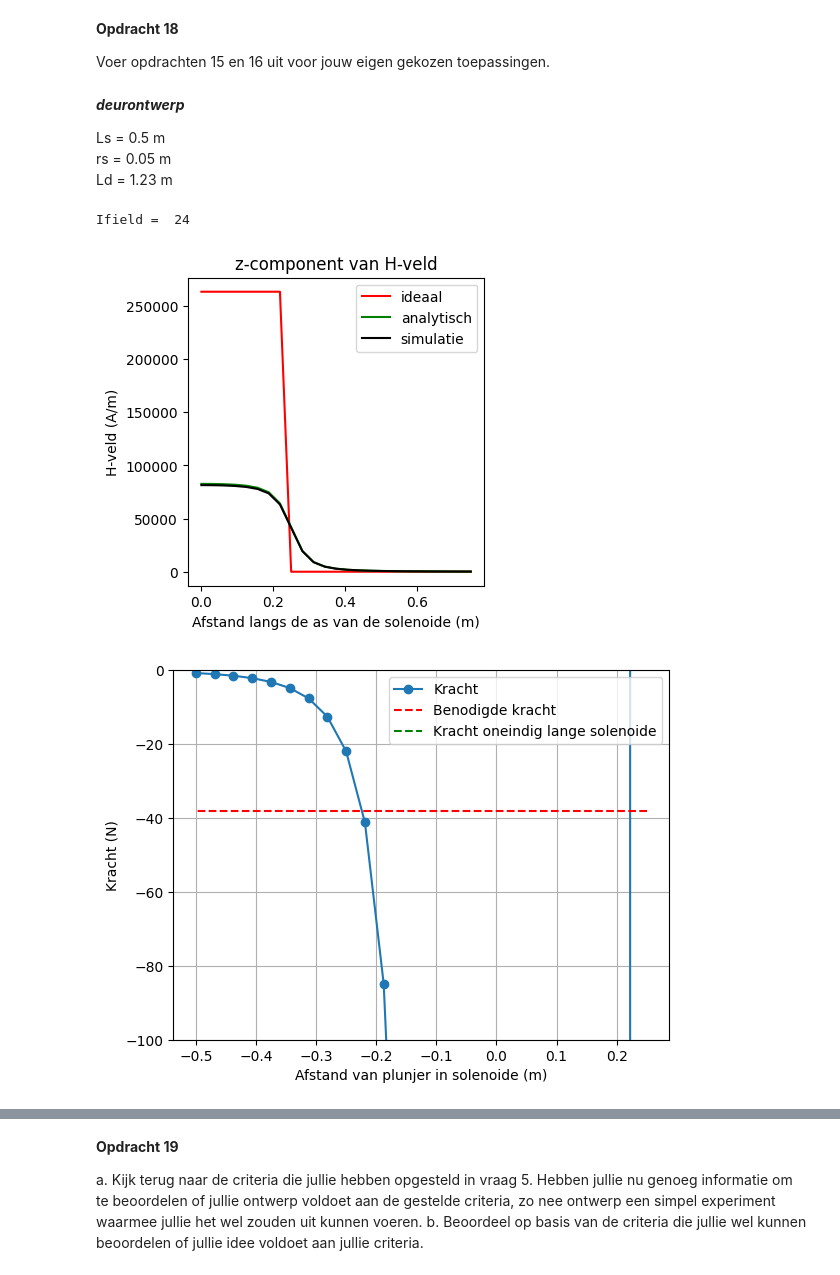
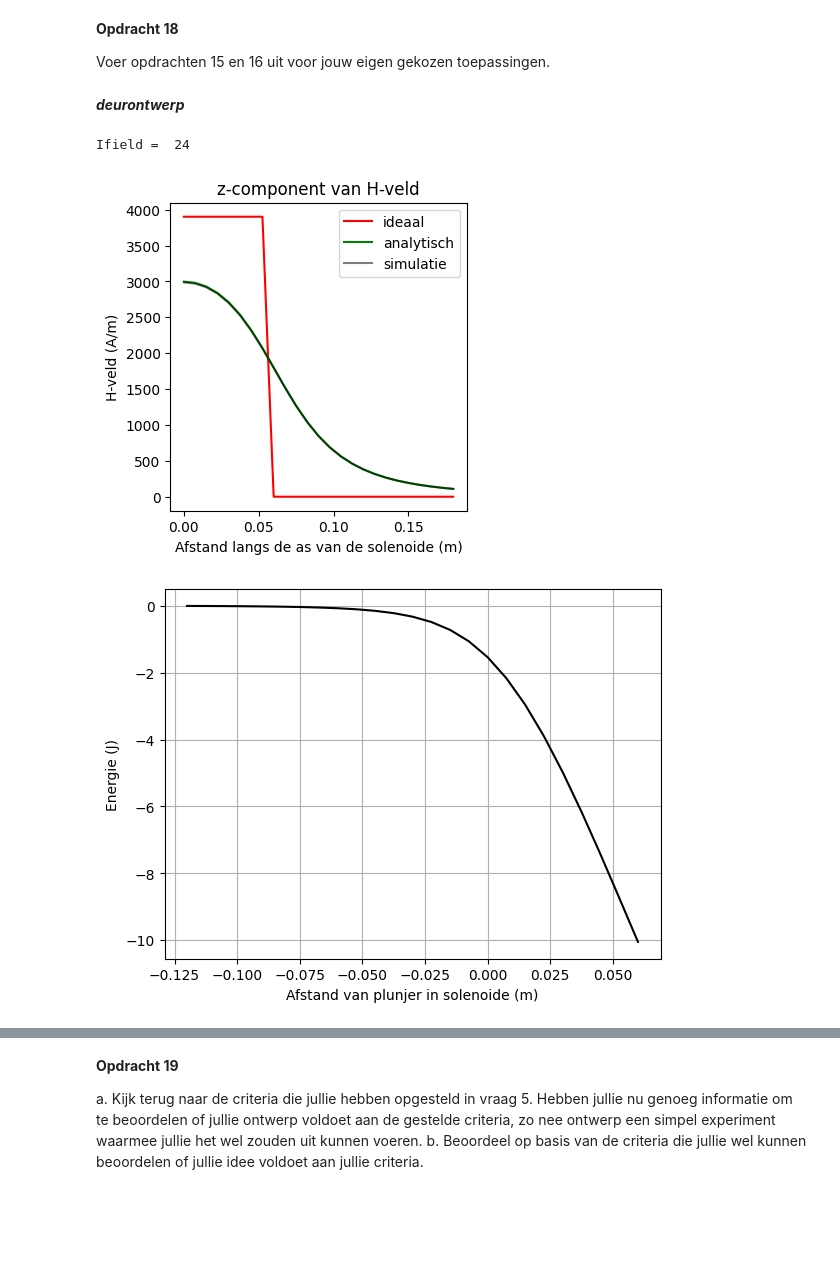
Before and after one commit to Ikbenjamin07/opdrachten-DEF-D, a Jupyter notebook: DigitaleOntwerpopdrachten/2KrachtactuatorOpdracht/KrachtactuatorOpdracht.ipynb, the cells around one changed output, grey strips where cells are left out. Saved outputs shown, nothing was run; the diff lists cells and outputs as text; code cells hidden in the pictures; blank space fills up the shorter version.

```diff
--- a/DigitaleOntwerpopdrachten/2KrachtactuatorOpdracht/KrachtactuatorOpdracht.ipynb
+++ b/DigitaleOntwerpopdrachten/2KrachtactuatorOpdracht/KrachtactuatorOpdracht.ipynb
@@ -186,7 +186,7 @@ Plaats hier een png met jullie eventuele analytische afleiding.
 ### BEGIN SOLUTION
 #code in functie aangepast om arrays toe te kunnen passen
 mu_0 = 1.25663706e-6
-mu_r = 5e3 #voor Fe, waardes verschillens sterk, hangt af van magneetveldsterkte etc
+mu_r = 4e3 #voor Fe, waardes verschillens sterk, hangt af van magneetveldsterkte etc
 
 def aantal_wikkelingen(F,Ld,Ls,rs,rd,I):
     # Voeg hieronder de formules voor het maximum en minimum aantal wikkelingen.
@@ -315,6 +325,18 @@ gegeven deurontwerp:
 Ls = 0.16 m
 rs = 0.01 m
 Ld = 14.71 m
+# %%
+L_sol_deur1 = 0.12 #m
+r_sol_deur1 = 0.05 #m
+L_d_deur1 = L_deurdraad
+
+L_sol_deur2 = 0.30 #m
+r_sol_deur2 = 0.01 #m
+L_d_deur2 = L_deurdraad2
+
+L_sol_bed = 0.30 #m
+r_sol_bed = 0.10 #m
+L_d_bed = L_beddraad
 # %% [markdown]
 Bovenstaande analytische berekening is een goede start voor het ontwerp en geeft aan welke parameters je kan optimaliseren. Echter in een echte solenoide zullen er allerlei niet ideale effecten een rol spelen. Zo zal het veld in de solenoide niet constant zijn (het is geen oneindig lange solenoide) en zijn er randvelden aan de uiteinden van de solenoide. We zullen nu de kracht-afstand relatie van de solenoide krachtactuator uitrekenen. Deze kan dan verder geoptimaliseerd worden om de kracht-uitwijking relatie zo lineair mogelijk te maken.
 # %% [markdown]
@@ -460,9 +482,9 @@ c. Bereken de spoed, in eenheden van aantal omwentelingen per meter, en print di
 # We gebruiken de waardes voor het gegeven ontwerp
 
 aantal_punten = 100000
-l_draad = 14.71 # Lengte draad
-r_sol = 0.01 # Straal solenoide
-L_sol = 0.16 # Lengte solenoide
+l_draad = L_d_deur2 # Lengte draad gegeven deurontwerp
+r_sol = r_sol_deur2 #Straal solenoide gegevn deurontwerp
+L_sol = L_sol_deur2# Lengte solenoide
 N = l_draad / (2 * np.pi * r_sol) # Aantal wikkeling
 
 x,y,z = parametrisatie(aantal_punten,r_sol,N,L_sol)
@@ -625,24 +642,25 @@ Zoals te zien in de grafiek voldoet de deuractuator aan het criterium. De kracht
 Voer opdrachten 15 en 16 uit voor jouw eigen gekozen toepassingen.
 # %% [markdown]
 ***deurontwerp***
-
-Ls = 0.5 m
-rs = 0.05 m
-Ld = 1.23 m
 # %%
-L_sol = 0.5 #m
-r_sol = 0.05 #m
+L_sol = L_sol_deur1 #m
+r_sol = r_sol_deur1 #m
+L_draad = L_d_deur1 #m
+I = I_deur
+F = 38 #N
 
 # OPGAVE 15
 n_ax=25
 z_ax=np.linspace(0, 1.5*L_sol, n_ax)
 H_ax=np.zeros((n_ax,1))
-aantal_omwent = N
+aantal_omwent = L_draad / (2 * np.pi * r_sol) # Aantal wikkeling
+N = aantal_omwent #wordt opnieuw gedefinieërd omdat het wordt gebruikt in de parametrisatie!
+spoed = aantal_omwent/ L_sol
 
-aantal_punten = 5000 #aangepast omdat hij anders langer dan een minuut berekent
+aantal_punten = 10000 #aangepast omdat hij anders langer dan een minuut berekent
 x, y, z = parametrisatie(aantal_punten, r_sol, N, L_sol)
 
-I = I_deur
+
 
 for i_field in range(n_ax):
     print(f"\rIfield =  {i_field}", end="") # Print welk element van het veld nu berekend wordt.
@@ -661,43 +679,47 @@ for i_field in range(n_ax):
 
 
     # selecting the z-component
     H_ax[i_field,0]=Hsimulated[2]
 
-analytical_answer = spoed*I_deur
+analytical_answer = spoed*I
 H_veld_ideaal=analytical_answer*np.ones(n_ax)*(1.0*(z_ax < L_sol/2))
 
 # dit is nog een aardige analytische uitdrukking die je kan uitrekenen voor de z-component op de as van een solenoide met eindige lengte
 H_veld_analytisch=(aantal_omwent*I/L_sol/2)*((L_sol/2-z_ax)/np.sqrt((z_ax- L_sol/2)**2 + r_sol**2)+(L_sol/2+z_ax)/np.sqrt((z_ax+ L_sol/2)**2 + r_sol**2))
 
 plt.figure(figsize=[13,4])
 plt.subplot(131)
 plt.title('z-component van H-veld')
 plt.plot(z_ax, H_veld_ideaal, '-r', label='ideaal')
 plt.plot(z_ax, H_veld_analytisch, '-g', label='analytisch')
-plt.plot(z_ax, H_ax, '-k', label='simulatie')
+plt.plot(z_ax, H_ax, '-k', label='simulatie',alpha=0.5) #alpha toegevoegd omdat de zwarte en groene grafiek overlappen en groen niet zichtbaar is
 plt.xlabel('Afstand langs de as van de solenoide (m)')
 plt.ylabel('H-veld (A/m)')
 plt.legend()
 plt.show()
 
 # OPGAVE 16
-r_s = 0.05 #m, gegeven deurontwerp
-L_s = 0.5 #m, gegeven deurontwerp
 
-Wz=-0.5*np.pi*r_s**2*np.cumsum(np.flipud(H_ax)*mu_r*mu_0*np.flipud(H_ax))*(z_ax[1] - z_ax[0])
+Wz=-0.5*np.pi*r_sol**2*np.cumsum(np.flipud(H_ax)*mu_r*mu_0*np.flipud(H_ax))*(z_ax[1] - z_ax[0])
+#energie plotten
+plt.figure()
+plt.plot(L_sol/2 - z_ax, np.flipud(Wz), '-k')
+plt.xlabel('Afstand van plunjer in solenoide (m)'), plt.ylabel('Energie (J)'), plt.grid()
+plt.show()
 
-force_analytical = -mu_0*mu_r*np.pi*r_s**2*aantal_omwent**2*I**2/2/L_s**2 # Kracht uitrekenen numeriek
-force_numerical=np.diff(Wz, n=1, append=[0])/(z_ax[1] - z_ax[0]) # Kracht uitrekenen
+Wz=-0.5*np.pi*r_sol**2*np.cumsum(np.flipud(H_ax)*mu_r*mu_0*np.flipud(H_ax))*(z_ax[1] - z_ax[0])
+
+force_analytical = -mu_0*mu_r*np.pi*r_sol**2*aantal_omwent**2*I**2/2/L_sol**2 # Kracht uitrekenen numeriek
+force_numerical=np.diff(Wz, n=1)/(z_ax[1] - z_ax[0]) # Kracht uitrekenen
 
 # Plotting the results
 plt.figure()
-plt.plot(L_s/2 - z_ax, np.flipud(force_numerical), '-o', label='Kracht')
-plt.plot(L_s/2 - z_ax, (-38)*np.ones(n_ax), '--r', label='Benodigde kracht')
-plt.plot(L_s/2 - z_ax, force_analytical*np.ones(n_ax), '--g', label='Kracht oneindig lange solenoide')
+plt.plot(L_sol/2 - z_ax[:-1], np.flipud(force_numerical), '-o', label='Kracht')
+plt.plot(L_sol/2 - z_ax, (-F)*np.ones(n_ax), '--r', label='Benodigde kracht')
+plt.plot(L_sol/2 - z_ax, force_analytical*np.ones(n_ax), '--g', label='Kracht oneindig lange solenoide')
 plt.xlabel('Afstand van plunjer in solenoide (m)'), plt.ylabel('Kracht (N)'), plt.grid(), plt.legend()
-plt.ylim([-100, 0])
 plt.show()
 # %% [output]
 Ifield =  24
-[figure, old version]
+[figure, new version]
-[figure, old version]
+[figure, new version]
```
Also changed, not shown: parts of 14 cells of this notebook.
